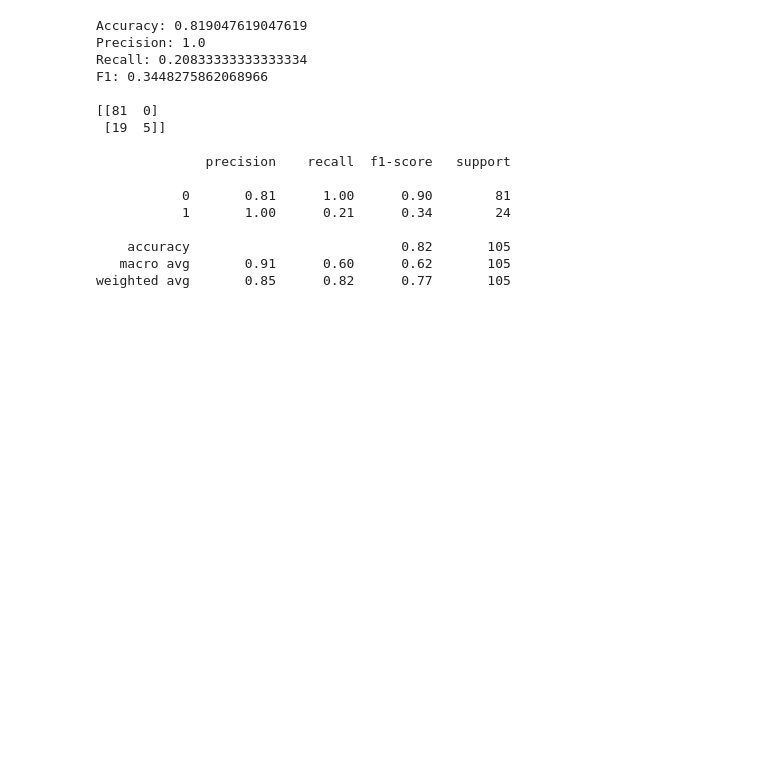
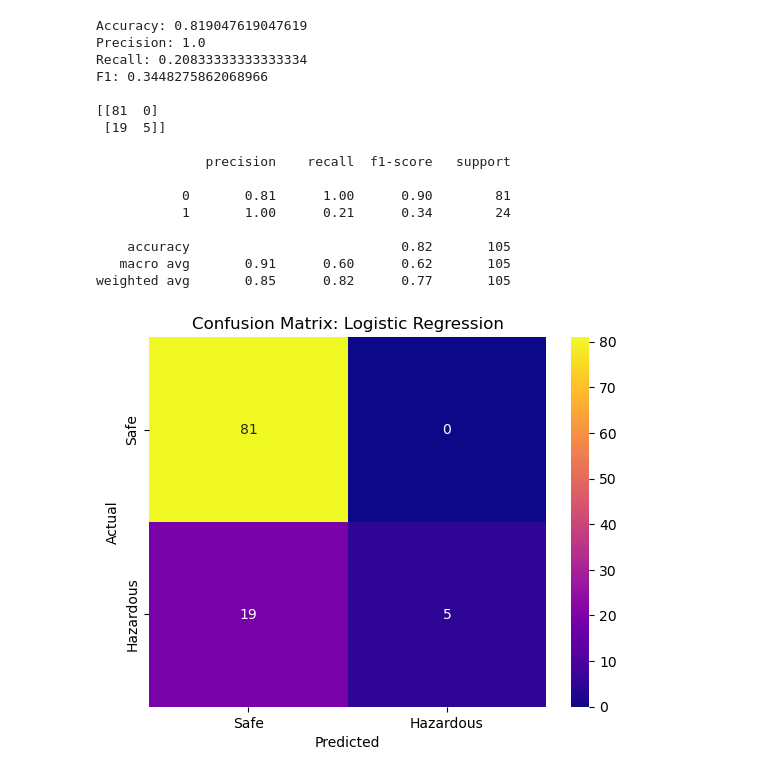
Before and after one commit to zenab-s/lahore-smog-prediction, a Jupyter notebook: notebooks/01_data_exploration.ipynb, the cells around one changed output. Drawn from its saved outputs; the diff is of its cells as text; code cells hidden in the pictures; blank space fills up the shorter version.

Commit message:
Add confusion matrix visualization for Logistic Regression

```diff
--- a/notebooks/01_data_exploration.ipynb
+++ b/notebooks/01_data_exploration.ipynb
@@ -617,3 +617,14 @@ F1: 0.3448275862068966
     accuracy                           0.82       105
    macro avg       0.91      0.60      0.62       105
 weighted avg       0.85      0.82      0.77       105
+# %%
+cm = confusion_matrix(y_test, y_pred)
+
+sns.heatmap(cm, annot=True, fmt='d', cmap='plasma', xticklabels=['Safe', 'Hazardous'], yticklabels=['Safe', 'Hazardous'])
+plt.xlabel('Predicted')
+plt.ylabel('Actual')
+plt.title('Confusion Matrix: Logistic Regression')
+plt.savefig('../figures/confusion_matrix_logreg.png', dpi=150, bbox_inches='tight')
+plt.show()
+# %% [output]
+[figure, added]
```
Also changed, not shown: 2 other files.
